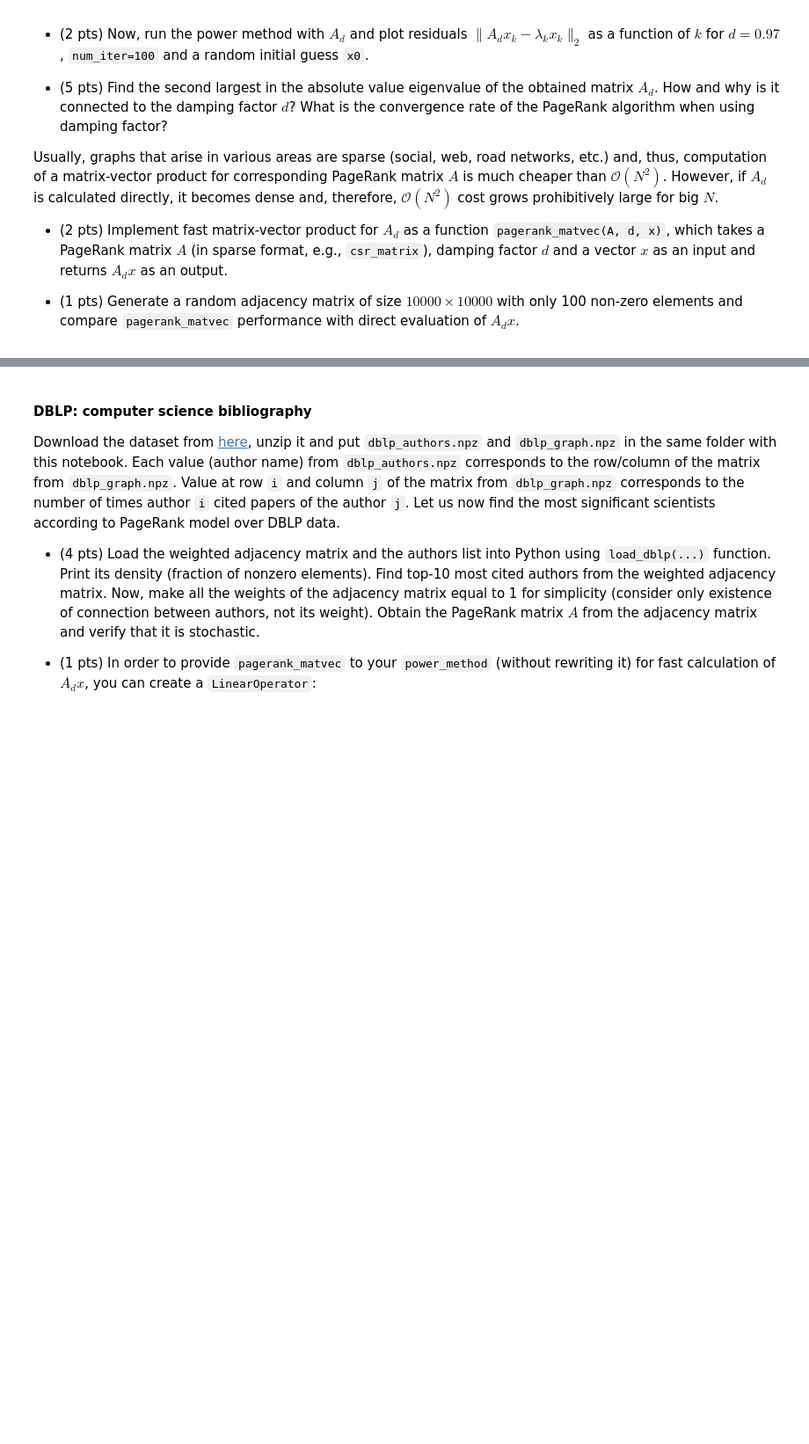
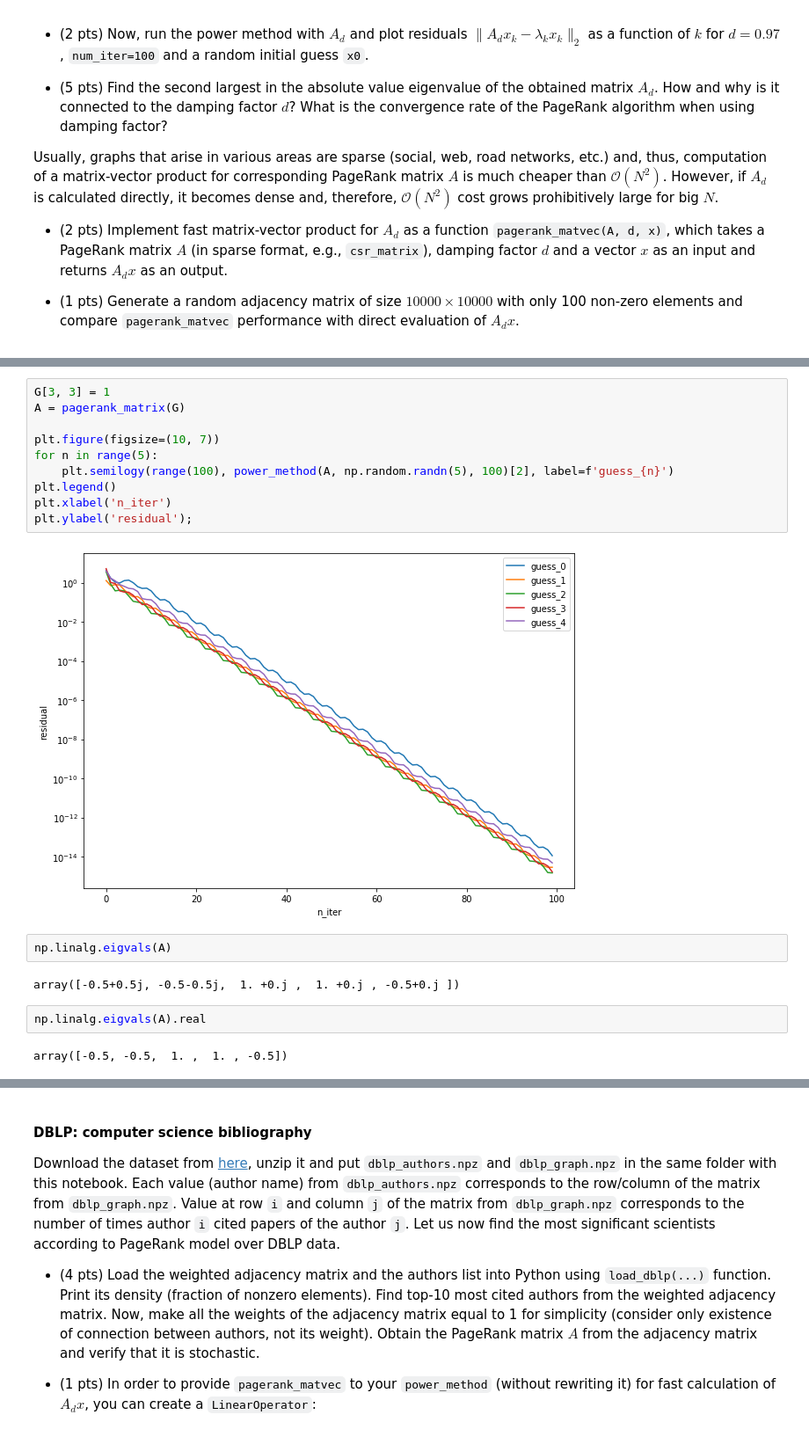
Before and after one commit to waytobehigh/nla2019, a Jupyter notebook: psets/pset2/PS2.ipynb, the cells around one changed output, grey strips where cells are left out. Shown at 88% size. Saved outputs shown, nothing was run; the diff lists cells and outputs as text; blank space fills up the shorter version.

```diff
--- a/psets/pset2/PS2.ipynb
+++ b/psets/pset2/PS2.ipynb
@@ -954,0 +1072,20 @@ Usually, graphs that arise in various areas are sparse (social, web, road networ
+# %%
+G[3, 3] = 1
+A = pagerank_matrix(G)
+
+plt.figure(figsize=(10, 7))
+for n in range(5):
+    plt.semilogy(range(100), power_method(A, np.random.randn(5), 100)[2], label=f'guess_{n}')
+plt.legend()
+plt.xlabel('n_iter')
+plt.ylabel('residual');
+# %% [output]
+[figure, added]
+# %%
+np.linalg.eigvals(A)
+# %% [output]
+array([-0.5+0.5j, -0.5-0.5j,  1. +0.j ,  1. +0.j , -0.5+0.j ])
+# %%
+np.linalg.eigvals(A).real
+# %% [output]
+array([-0.5, -0.5,  1. ,  1. , -0.5])
```
Also changed, not shown: parts of 42 cells of this notebook.
